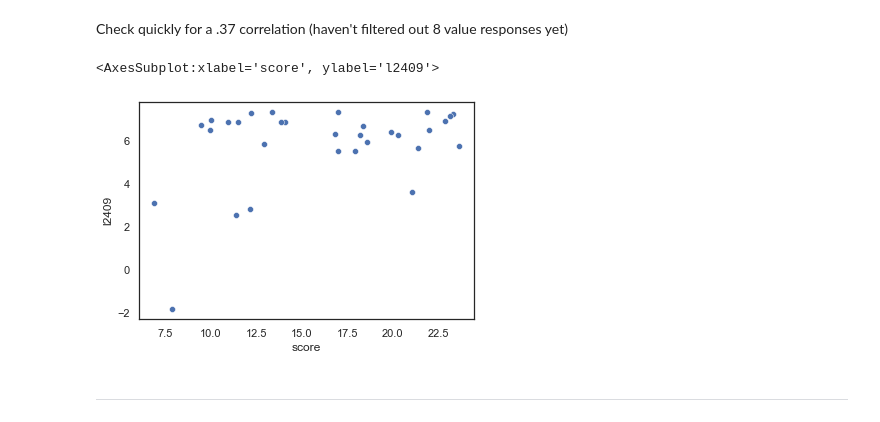
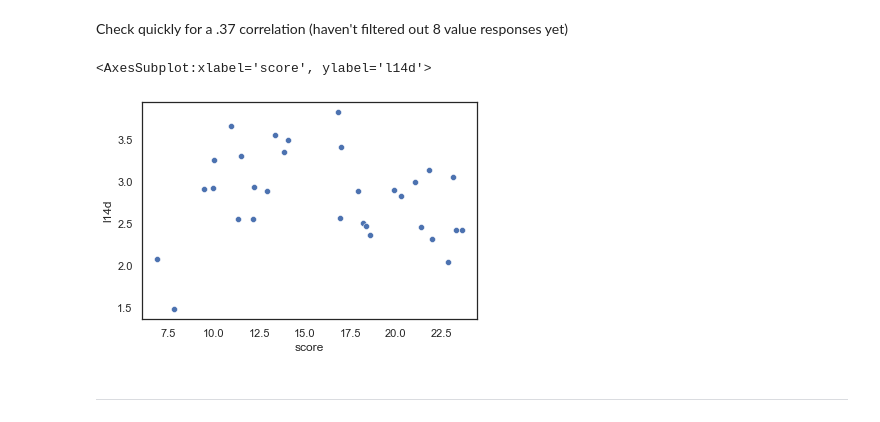
Before and after one commit to wrynearson/china-water, a Jupyter notebook: src/Thesis.ipynb, the cells around one changed output. Cells and saved outputs as stored; diff of their text form; code cells hidden in the pictures.

```diff
--- a/src/Thesis.ipynb
+++ b/src/Thesis.ipynb
@@ -605,17 +623,17 @@ Check quickly for a .37 correlation (haven't filtered out 8 value responses yet)
 # %%
 sns.set_theme(
     style="white",
     font_scale=1,
     )
 sns.scatterplot(
     x='score',
-    y='l2409',
+    y='l14d',
     palette="gist_earth",
     data=merged_imp,
 )
 # %% [output]
-<AxesSubplot:xlabel='score', ylabel='l2409'>
+<AxesSubplot:xlabel='score', ylabel='l14d'>
-[figure, old version]
+[figure, new version]
 # %% [markdown]
 ---
 # %% [markdown]
```
Also changed, not shown: parts of 7 cells of this notebook.
